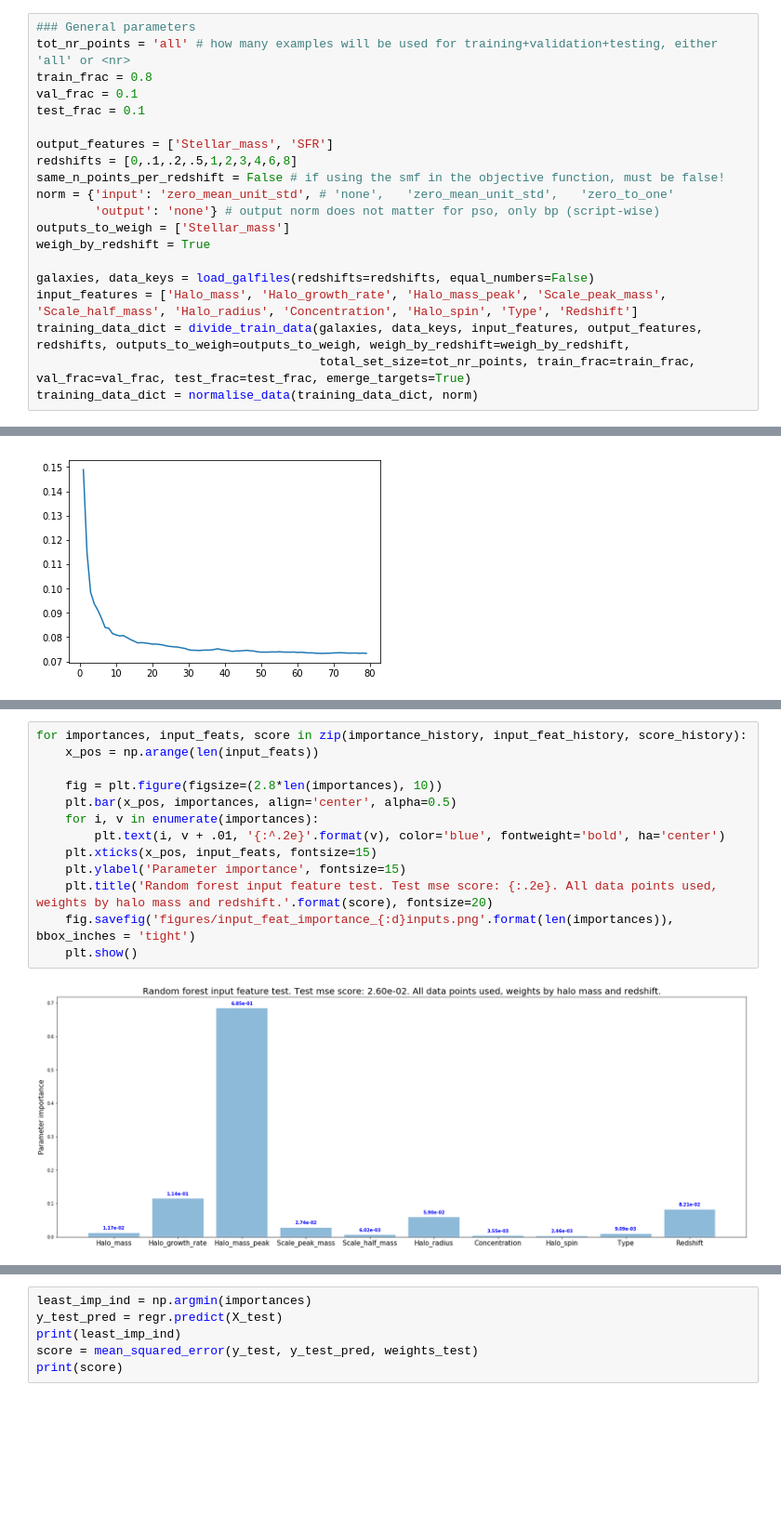
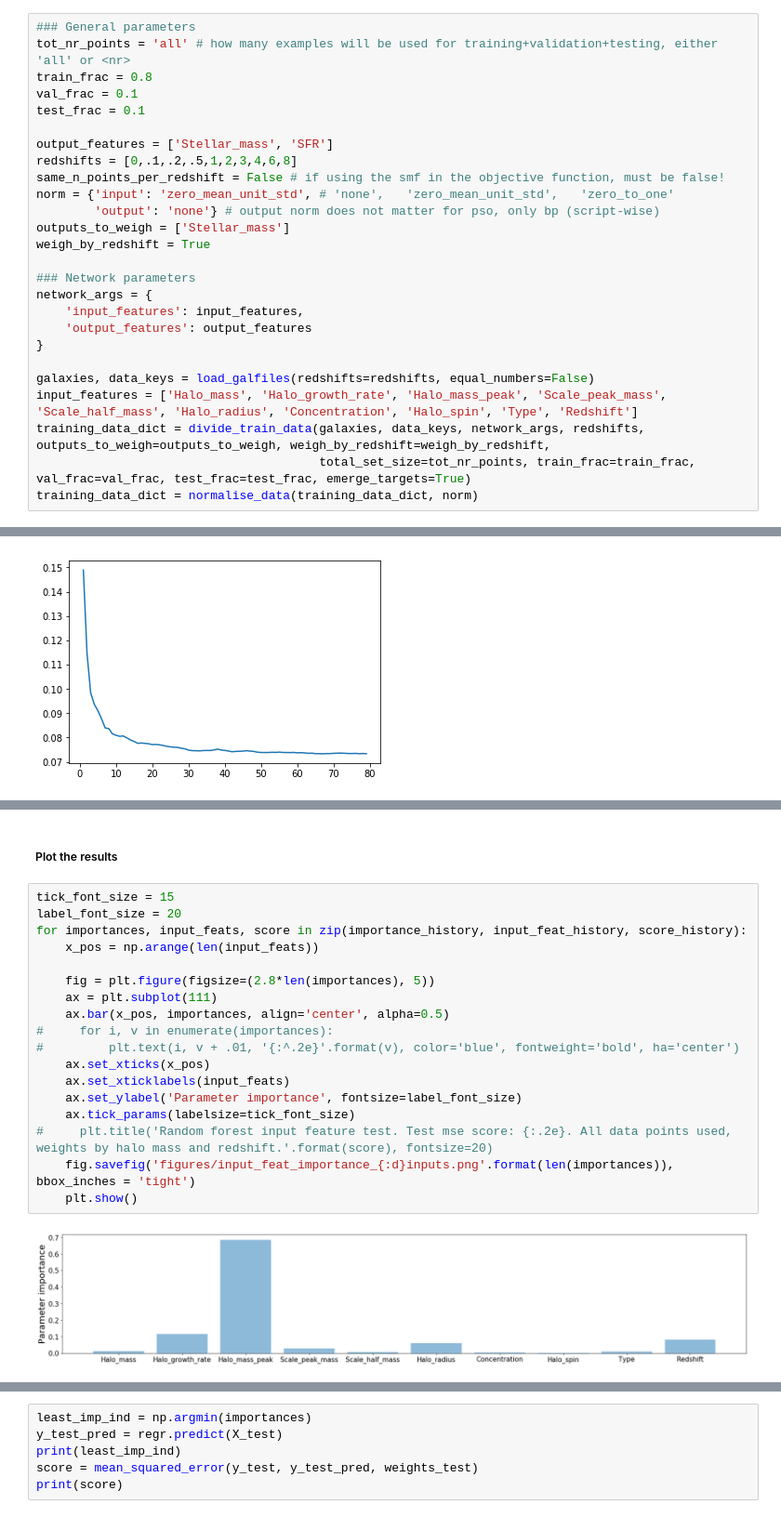
Before and after one commit to magnus-lindstrom/masters-project-galaxy-formation, a Jupyter notebook: code/non_network_notebooks/analyse_data.ipynb, the cells around one changed output, grey strips where cells are left out. Shown at 93% size. Drawn from its saved outputs; the diff is of its cells as text; blank space fills up the shorter version.

Commit message:
changed a lot of the plotting functionality. Added new plotting functions

```diff
--- a/code/non_network_notebooks/analyse_data.ipynb
+++ b/code/non_network_notebooks/analyse_data.ipynb
@@ -263,8 +277,14 @@ norm = {'input': 'zero_mean_unit_std', # 'none',   'zero_mean_unit_std',   'zero
 outputs_to_weigh = ['Stellar_mass']
 weigh_by_redshift = True
 
+### Network parameters
+network_args = {
+    'input_features': input_features,
+    'output_features': output_features
+}
+
 galaxies, data_keys = load_galfiles(redshifts=redshifts, equal_numbers=False)
 input_features = ['Halo_mass', 'Halo_growth_rate', 'Halo_mass_peak', 'Scale_peak_mass', 'Scale_half_mass', 'Halo_radius', 'Concentration', 'Halo_spin', 'Type', 'Redshift']
-training_data_dict = divide_train_data(galaxies, data_keys, input_features, output_features, redshifts, outputs_to_weigh=outputs_to_weigh, weigh_by_redshift=weigh_by_redshift,
+training_data_dict = divide_train_data(galaxies, data_keys, network_args, redshifts, outputs_to_weigh=outputs_to_weigh, weigh_by_redshift=weigh_by_redshift,
                                        total_set_size=tot_nr_points, train_frac=train_frac, val_frac=val_frac, test_frac=test_frac, emerge_targets=True)
 training_data_dict = normalise_data(training_data_dict, norm)
@@ -347,15 +372,22 @@ for i_rep in range(len(trimmed_input_feats) - 1):
+# %% [markdown]
+##### Plot the results
 # %%
+tick_font_size = 15
+label_font_size = 20
 for importances, input_feats, score in zip(importance_history, input_feat_history, score_history):
     x_pos = np.arange(len(input_feats))
 
-    fig = plt.figure(figsize=(2.8*len(importances), 10))
-    plt.bar(x_pos, importances, align='center', alpha=0.5)
-    for i, v in enumerate(importances):
-        plt.text(i, v + .01, '{:^.2e}'.format(v), color='blue', fontweight='bold', ha='center')
-    plt.xticks(x_pos, input_feats, fontsize=15)
-    plt.ylabel('Parameter importance', fontsize=15)
-    plt.title('Random forest input feature test. Test mse score: {:.2e}. All data points used, weights by halo mass and redshift.'.format(score), fontsize=20)
+    fig = plt.figure(figsize=(2.8*len(importances), 5))
+    ax = plt.subplot(111)
+    ax.bar(x_pos, importances, align='center', alpha=0.5)
+#     for i, v in enumerate(importances):
+#         plt.text(i, v + .01, '{:^.2e}'.format(v), color='blue', fontweight='bold', ha='center')
+    ax.set_xticks(x_pos)
+    ax.set_xticklabels(input_feats)
+    ax.set_ylabel('Parameter importance', fontsize=label_font_size)
+    ax.tick_params(labelsize=tick_font_size)
+#     plt.title('Random forest input feature test. Test mse score: {:.2e}. All data points used, weights by halo mass and redshift.'.format(score), fontsize=20)
     fig.savefig('figures/input_feat_importance_{:d}inputs.png'.format(len(importances)), bbox_inches = 'tight')
     plt.show()
 # %% [output]
-[figure, old version]
+[figure, new version]
```
Also changed, not shown: parts of 6 cells of this notebook, 9 other files.
